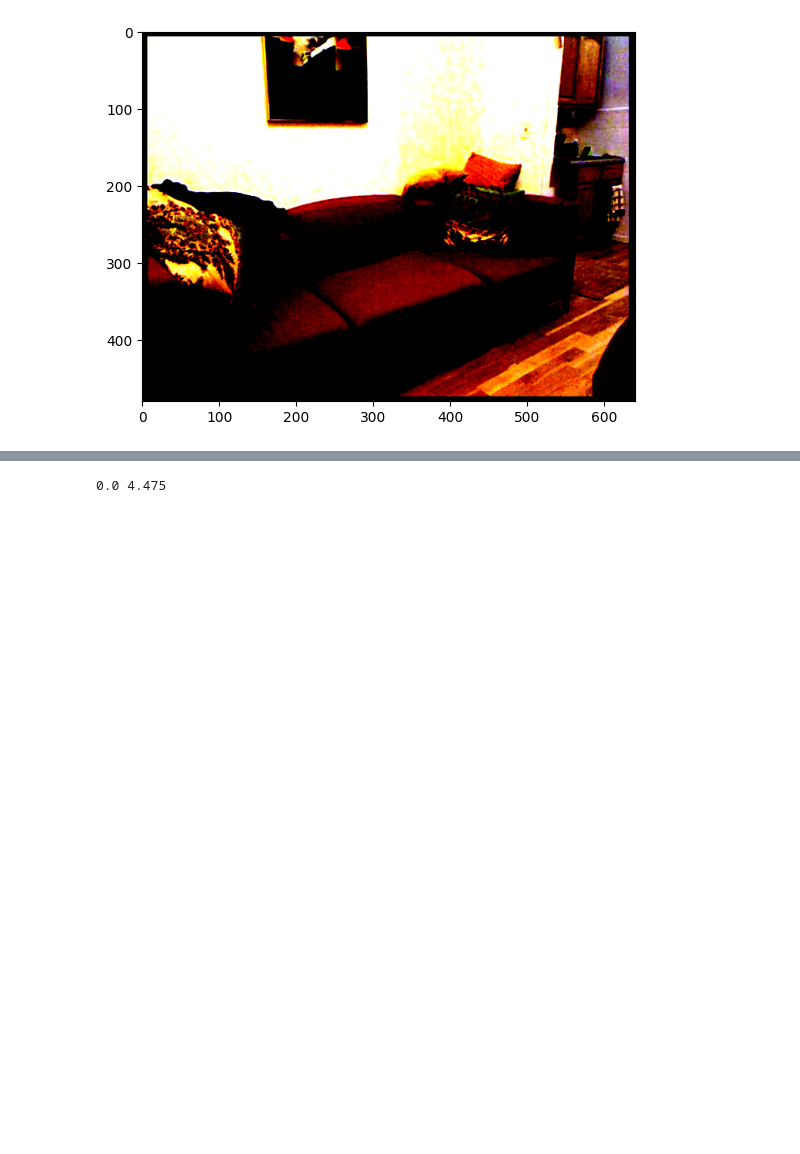
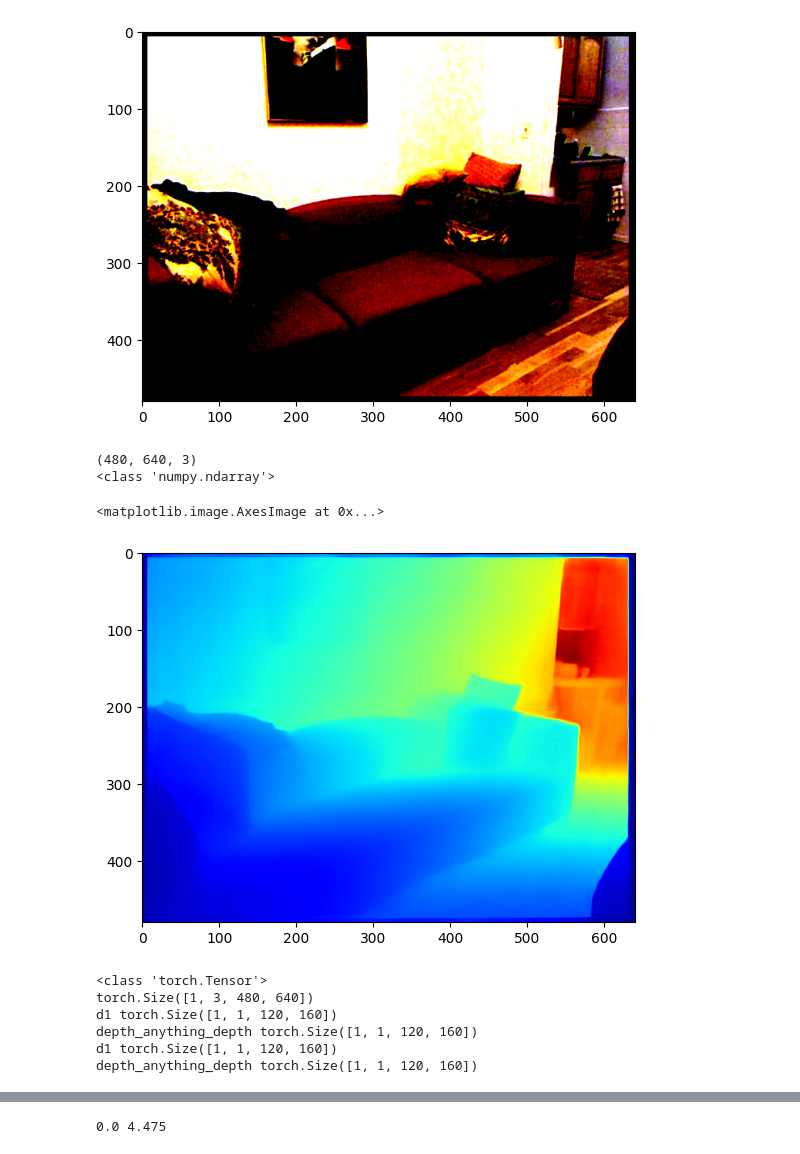
Before and after one commit to ShuweiShao/NDDepth, a Jupyter notebook: playground.ipynb, the cells around one changed output, grey strips where cells are left out. Saved outputs shown, nothing was run; the diff lists cells and outputs as text; code cells hidden in the pictures; blank space fills up the shorter version.

Commit message:
hacky attempt at referencing depth anything

```diff
--- a/playground.ipynb
+++ b/playground.ipynb
@@ -70,6 +70,16 @@ plt.imshow(image.permute(1, 2, 0))
 Clipping input data to the valid range for imshow with RGB data ([0..1] for floats or [0..255] for integers). Got range [-2.117904..2.3410363].
 <matplotlib.image.AxesImage at 0x...>
 [figure]
+# %%
+test_image = image.permute(1, 2, 0).numpy()
+print(test_image.shape)
+print(type(test_image))
+plt.imshow(depth_anything_model.infer_image(test_image),  cmap='jet')
+# %% [output]
+(480, 640, 3)
+<class 'numpy.ndarray'>
+<matplotlib.image.AxesImage at 0x...>
+[figure, added]
 # %%
 K = np.array([[518.8579 / 4.0, 0, 325.5824 / 4.0, 0],
             [0, 518.8579 / 4.0, 253.7362 / 4.0, 0],
@@ -81,7 +91,11 @@ inv_K = torch.from_numpy(inv_K)
 model.eval()
 with torch.no_grad():
     image_torch = torch.Tensor(image.unsqueeze(0).cuda())
+    #image_torch = torch.stack([image_torch[0], image_torch.flip(-1)[0]])
     inv_K_torch = torch.Tensor(inv_K.unsqueeze(0).cuda())
+
+    print(type(image_torch))
+    print(image_torch.shape)
 
     depth1_list, uncer1_list, depth2_list, uncer2_list, normals, distances = model(image_torch, inv_K_torch, EPOCH)
 
@@ -95,6 +109,13 @@ with torch.no_grad():
 
     pred_depth = pred_depth.cpu().numpy().squeeze()
     pred_normal = normals.cpu().numpy().squeeze()
+# %% [output]
+<class 'torch.Tensor'>
+torch.Size([1, 3, 480, 640])
+d1 torch.Size([1, 1, 120, 160])
+depth_anything_depth torch.Size([1, 1, 120, 160])
+d1 torch.Size([1, 1, 120, 160])
+depth_anything_depth torch.Size([1, 1, 120, 160])
 # %%
 print(pred_depth)
 # %% [output]
```
Also changed, not shown: parts of 5 cells of this notebook, 1 other file.
